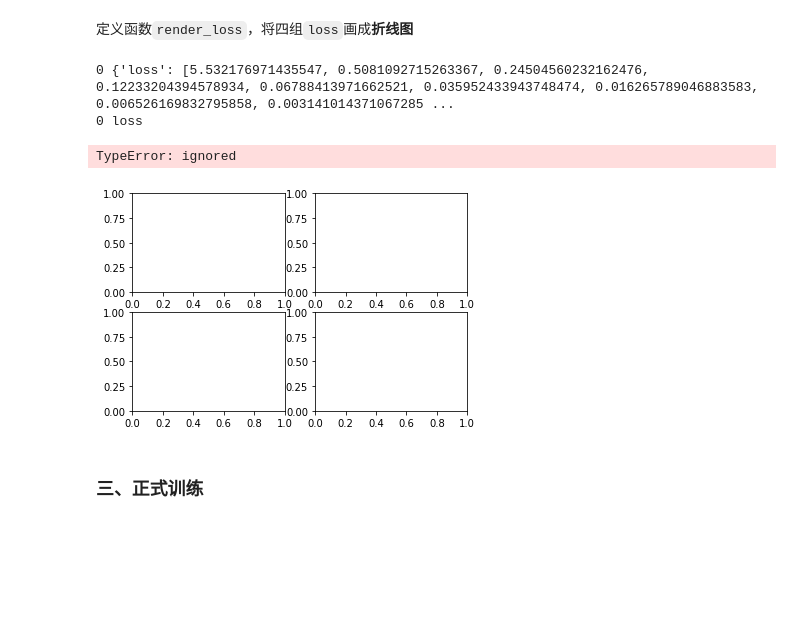
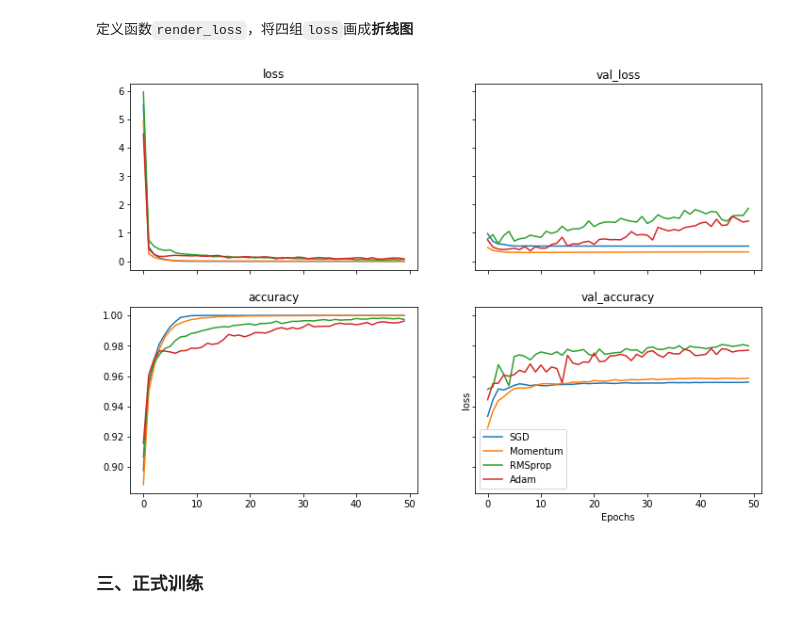
Before and after one commit to XingruiWang/RUC-Deep-Learning-Course, a Jupyter notebook: Homework/HW_4/Untitled1.ipynb, the cells around one changed output. Cells and saved outputs as stored; diff of their text form; code cells hidden in the pictures; blank space fills up the shorter version.

```diff
--- a/Homework/HW_4/Untitled1.ipynb
+++ b/Homework/HW_4/Untitled1.ipynb
@@ -122,22 +122,19 @@ def train(model, X_train, X_test, y_train, y_test,
 # %%
 def render_loss(losses, name):
     t = np.arange(len(losses[0]['loss']))
-    fig, axs = plt.subplots(2, 2)
-    for i, loss in enumerate(losses):
-        for j, l in enumerate(loss):
-            print(i, loss)
-            print(j, l)
-            fig[j].plot(t, loss[l], label = name[i])
+    fig, axs = plt.subplots(2, 2, figsize=(12, 8), sharex = True, sharey = "row")
+    axs = axs.flatten()
+    for i, loss in enumerate(losses): # ["SGD", "Momentum", "RMSprop", "Adam"]
+        for j, l in enumerate(loss): # ["loss", "val_loss", "accuracy", "val_accuracy"]
+            axs[j].plot(t, loss[l], label = name[i])
+            axs[j].set_title(l)
     plt.xlabel('Epochs')
     plt.ylabel('loss')
     plt.legend()
     plt.show()
 render_loss(losses, optimizers)
 # %% [output]
-0 {'loss': [5.532176971435547, 0.5081092715263367, 0.24504560232162476, 0.12233204394578934, 0.06788413971662521, 0.035952433943748474, 0.016265789046883583, 0.006526169832795858, 0.003141014371067285 ...
-0 loss
-TypeError: ignored
-[figure, old version]
+[figure, new version]
 # %% [markdown]
 ### 三、正式训练
 # %% [markdown]
```
